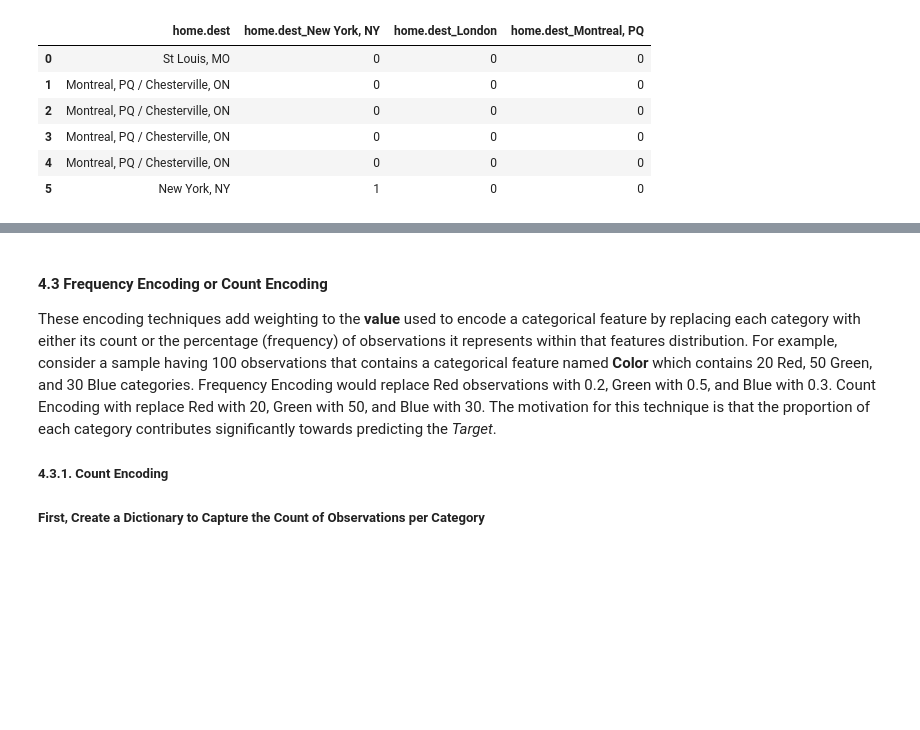
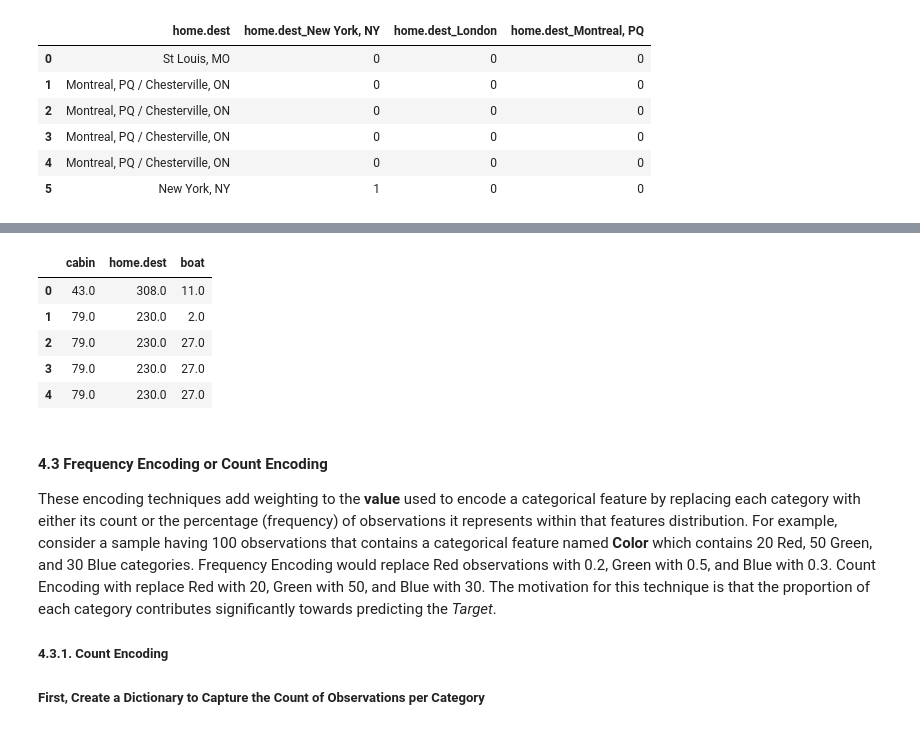
Before and after one commit to jtupitza-msft/edsp-mentoring-program, a Jupyter notebook: 04-Feature-Engineering.ipynb, the cells around one changed output, grey strips where cells are left out. Drawn from its saved outputs; the diff is of its cells as text; code cells hidden in the pictures; blank space fills up the shorter version.

```diff
--- a/04-Feature-Engineering.ipynb
+++ b/04-Feature-Engineering.ipynb
@@ -777,0 +824,4 @@ df[[feature] + [feature + '_' + c for c in top_n]].head(6)
+# %%
+cats = ['cabin','home.dest','boat']
+df_cats = df[cats]
+df_cats.nunique()
@@ -777,0 +833,5 @@ df[[feature] + [feature + '_' + c for c in top_n]].head(6)
+# %%
+ord_encoder = OrdinalEncoder()
+ord_encoder.fit(df_cats)
+
+ord_encoder.categories_
@@ -778,3 +856,14 @@ df[[feature] + [feature + '_' + c for c in top_n]].head(6)
+# %%
+ord_cats = ord_encoder.transform(df_cats)
+
+pd.DataFrame(ord_cats, columns=cats).head()
+# %% [output]
+|  | cabin | home.dest | boat |
+| 0 | 43.0 | 308.0 | 11.0 |
+| 1 | 79.0 | 230.0 | 2.0 |
+| 2 | 79.0 | 230.0 | 27.0 |
+| 3 | 79.0 | 230.0 | 27.0 |
+| 4 | 79.0 | 230.0 | 27.0 |
 # %% [markdown]
 #### 4.3 Frequency Encoding or Count Encoding
 These encoding techniques add weighting to the **value** used to encode a categorical feature by replacing each category with either its count or the percentage (frequency) of observations it represents within that features distribution.  For example, consider a sample having 100 observations that contains a categorical feature named **Color** which contains 20 Red, 50 Green, and 30 Blue categories. Frequency Encoding would replace Red observations with 0.2, Green with 0.5, and Blue with 0.3.  Count Encoding with replace Red with 20, Green with 50, and Blue with 30. The motivation for this technique is that the proportion of each category contributes significantly towards predicting the *Target*.
```
Also changed, not shown: parts of 8 cells of this notebook.
